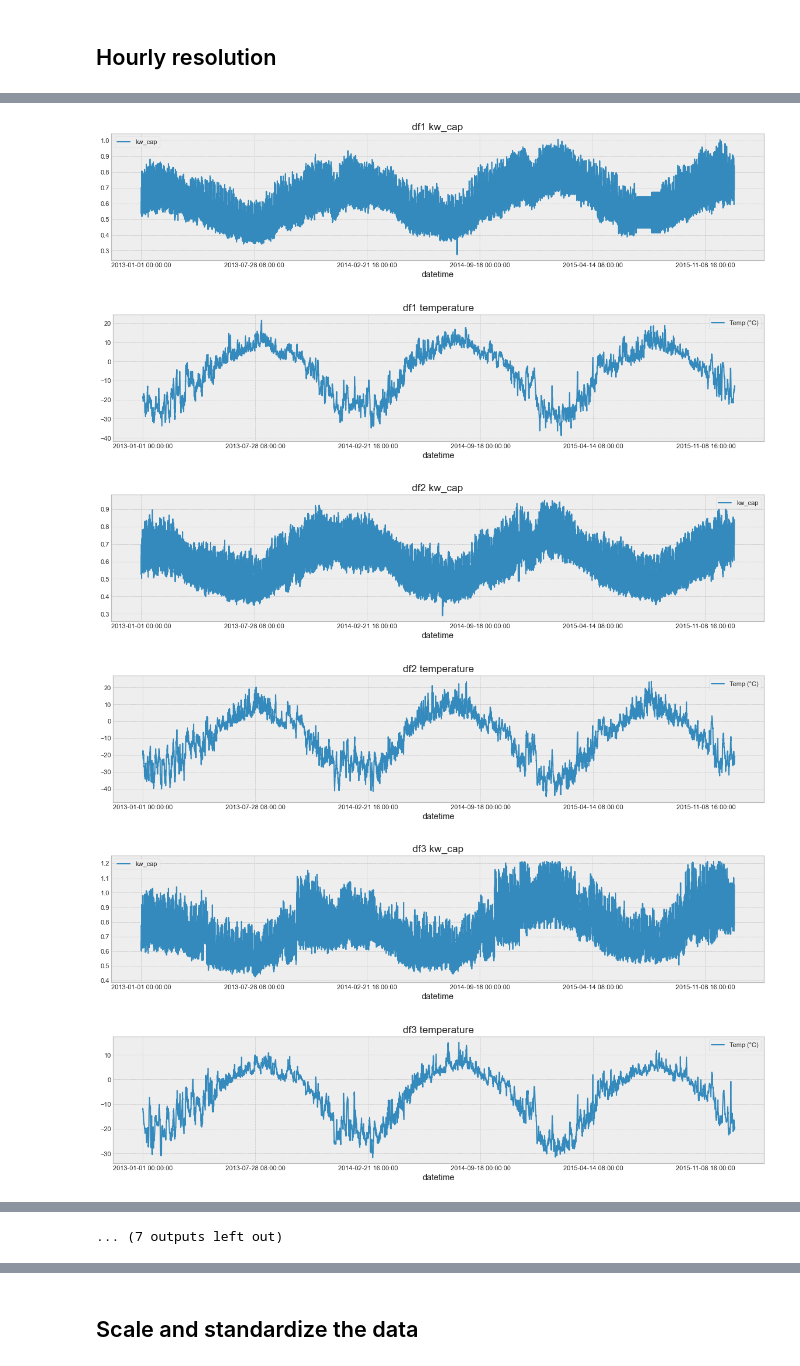
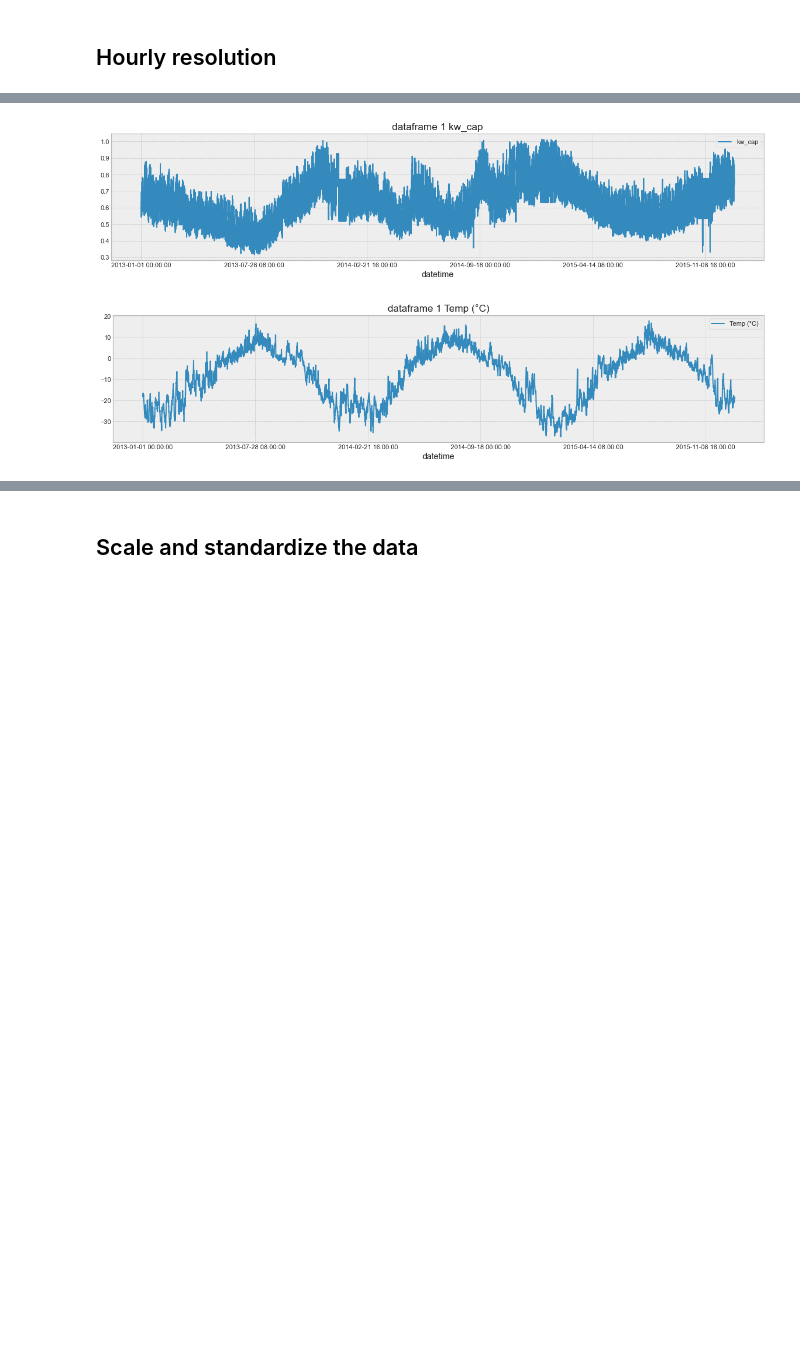
Before and after one commit to A-R-Yazdi/Remote-communities-, a Jupyter notebook: notebooks/Multivariate_with_exogenous_data_LingJun.ipynb, the cells around one changed output, grey strips where cells are left out. Saved outputs shown, nothing was run; the diff lists cells and outputs as text; code cells hidden in the pictures; blank space fills up the shorter version.

```diff
--- a/notebooks/Multivariate_with_exogenous_data_LingJun.ipynb
+++ b/notebooks/Multivariate_with_exogenous_data_LingJun.ipynb
@@ -74,11 +71,13 @@ df.sample(2)
 # %% [markdown]
 ## Hourly resolution
 # %%
-list_of_df = Preprocessing.load_dframes(df_name='df', prop="_processed",data_root=data_root)
+# list_of_df = Preprocessing.load_dframes(
+#     df_name="df", prop="_processed", data_root=data_root
+# )
 
-for i in range(0,9):
-    vars()['df'+str(i+1)+"_processed"] = list_of_df[i]
+# for i in range(0, 9):
+#     vars()["df" + str(i + 1) + "_processed"] = list_of_df[i]
 
-# ensure
-Preprocessing.show_shape([df1_processed, df2_processed, df9_processed])
+# # ensure
+# Preprocessing.show_shape([df1_processed, df2_processed, df9_processed])
 # %% [output]
@@ -96,0 +85,2 @@ Index(['year', 'month', 'day', 'hour', 'Kw', 'lat', 'lon', 'population',
+# %%
+df_name = "df5_processed"
@@ -96,0 +89,3 @@ Index(['year', 'month', 'day', 'hour', 'Kw', 'lat', 'lon', 'population',
+# %%
+df = Preprocessing.load_n_sort(df=df_name, data_root=data_root)
+df
@@ -97,10 +107,6 @@ Index(['year', 'month', 'day', 'hour', 'Kw', 'lat', 'lon', 'population',
 # %%
 # plot_dfs() only plots kw_cap and temperature
-Preprocessing.plot_dfs(list_of_df)
+Preprocessing.plot_dfs(dfs=[df], cols=["kw_cap", "Temp (°C)"])
 # %% [output]
-[figure, old version]
+[figure, new version]
-[figure, old version]
+[figure, new version]
-[figure, removed]
-[figure, removed]
-[figure, removed]
-[figure, removed]
@@ -113 +112,0 @@ Preprocessing.plot_dfs(list_of_df)
-... (7 outputs left out)
```
Also changed, not shown: parts of 31 cells of this notebook, 4 other files.
